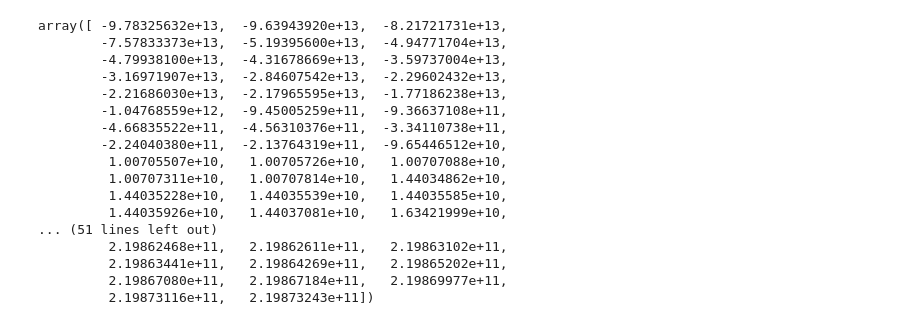
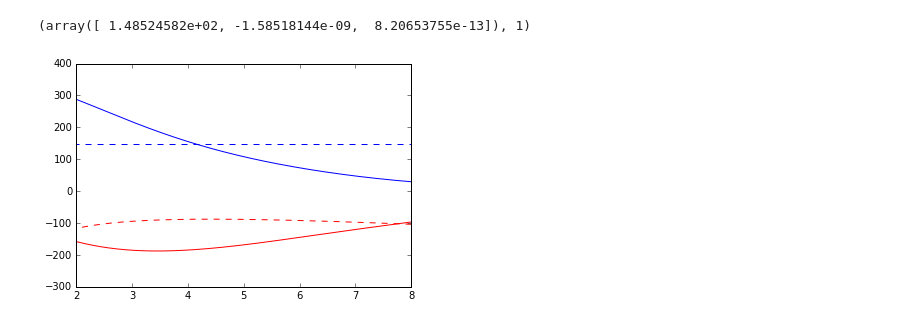
Before and after one commit to UmrathSt/layerbased_metamaterials, a Jupyter notebook: python_scripts/TL_Model_Perforated_Plate.ipynb, the cells around one changed output. Saved outputs shown, nothing was run; the diff lists cells and outputs as text; code cells hidden in the pictures.

```diff
--- a/python_scripts/TL_Model_Perforated_Plate.ipynb
+++ b/python_scripts/TL_Model_Perforated_Plate.ipynb
@@ -4,4 +5,15 @@ from scipy.optimize import minimize
 from scipy.special import jvp, yvp
 from matplotlib import pyplot as plt
 import sympy as sy
+# %%
+def Zmodel(f, R, L, C):
+    """ impedance of a series RLC circuit
+    """
+    w = 2*np.pi*f
+    return R + 1j*(w*L - 1/(w*C))
+
+def residuals(params, wf, Z):
+    R, L, C = params
+    diff = Zmodel(f, R, L, C) - Z
+    return diff.real**2 + diff.imag**2
 # %%
@@ -36,9 +49,0 @@ plt.show()
-# %%
-R = 9.9e-3
-w = 1.5e-3
-f = np.linspace(1,5,100)*1e9
-S = lambda R, w, f: (377-Z(R,w,f)) / (377+Z(R,w,f))/7
-plt.plot(f, np.real(Z(9.8e-3, 1.5e-3, f)),"r-")
-plt.plot(f, np.imag(Z(9.8e-3, 1.5e-3, f)),"b-")
-
-plt.show()
@@ -57,20 +50,19 @@ fs = 3e8*ks*1e3/(2*np.pi*np.sqrt(4.15))
-# %%
-fs
-# %% [output]
-array([ -9.78325632e+13,  -9.63943920e+13,  -8.21721731e+13,
-        -7.57833373e+13,  -5.19395600e+13,  -4.94771704e+13,
-        -4.79938100e+13,  -4.31678669e+13,  -3.59737004e+13,
-        -3.16971907e+13,  -2.84607542e+13,  -2.29602432e+13,
-        -2.21686030e+13,  -2.17965595e+13,  -1.77186238e+13,
-        -1.04768559e+12,  -9.45005259e+11,  -9.36637108e+11,
-        -4.66835522e+11,  -4.56310376e+11,  -3.34110738e+11,
-        -2.24040380e+11,  -2.13764319e+11,  -9.65446512e+10,
-         1.00705507e+10,   1.00705726e+10,   1.00707088e+10,
-         1.00707311e+10,   1.00707814e+10,   1.44034862e+10,
-         1.44035228e+10,   1.44035539e+10,   1.44035585e+10,
-         1.44035926e+10,   1.44037081e+10,   1.63421999e+10,
-... (51 lines left out)
-         2.19862468e+11,   2.19862611e+11,   2.19863102e+11,
-         2.19863441e+11,   2.19864269e+11,   2.19865202e+11,
-         2.19867080e+11,   2.19867184e+11,   2.19869977e+11,
-         2.19873116e+11,   2.19873243e+11])
+# %%
+
+ydata = leastsq(residuals, x0 = [0.5, 0.49e-9, 1e-12], args=(f, Zfss))
+# %%
+ydata
+# %% [output]
+(array([ 1.48524582e+02, -1.58518144e-09,  8.20653755e-13]), 1)
+# %%
+Rr, Ll, Cc = ydata[0]
+#Rr, Ll, Cc = 0.65, 0.49e-9, 1e-12
+plt.plot(f/1e9, Zfss.imag, "r-")
+plt.plot(f/1e9, Zfss.real, "b-")
+plt.plot(f/1e9, np.imag(Rr + 1j*(2*np.pi*f*Ll -1/(2*np.pi*f*Cc))), "r--")
+plt.plot(f/1e9, np.real(Rr + 1j*(2*np.pi*f*Ll -1/(2*np.pi*f*Cc))), "b--")
+plt.xlim([2,8])
+#plt.ylim([-80,10])
+plt.show()
+# %% [output]
+[figure, added]
```
Also changed, not shown: parts of 8 cells of this notebook, 5 other files.
